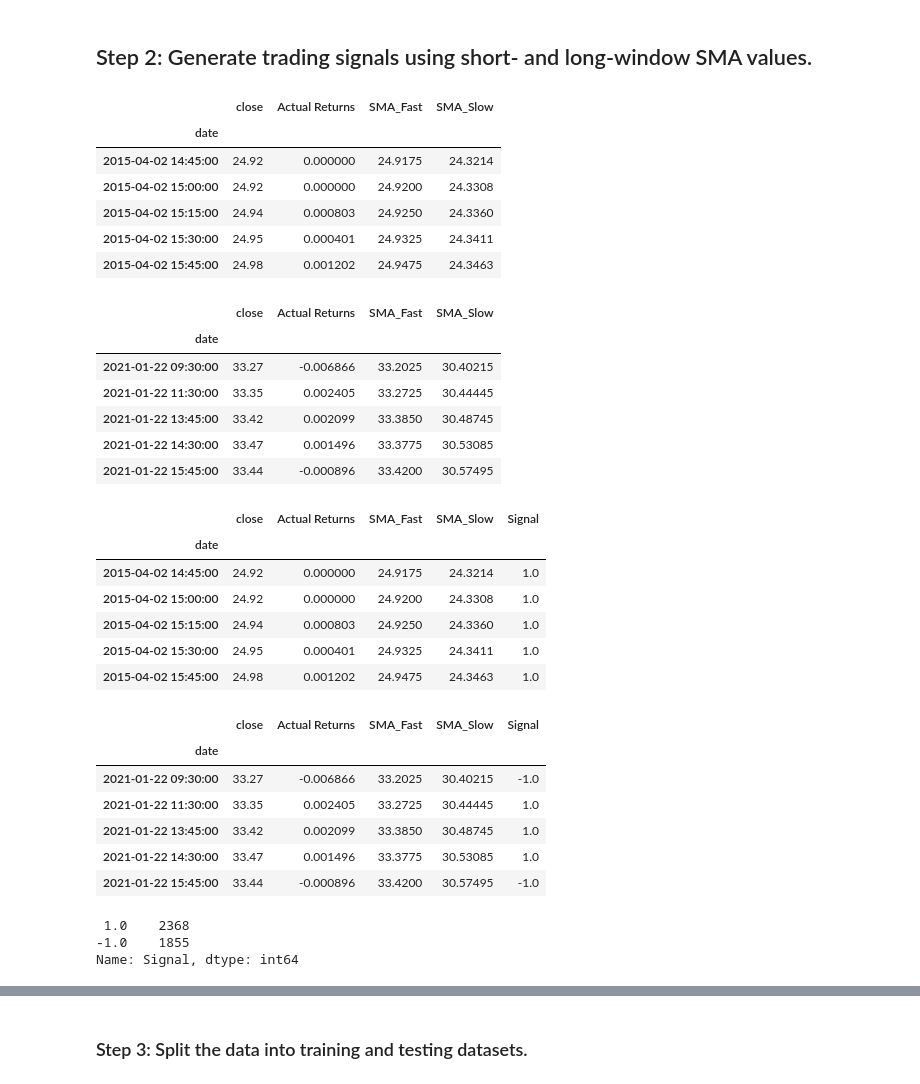
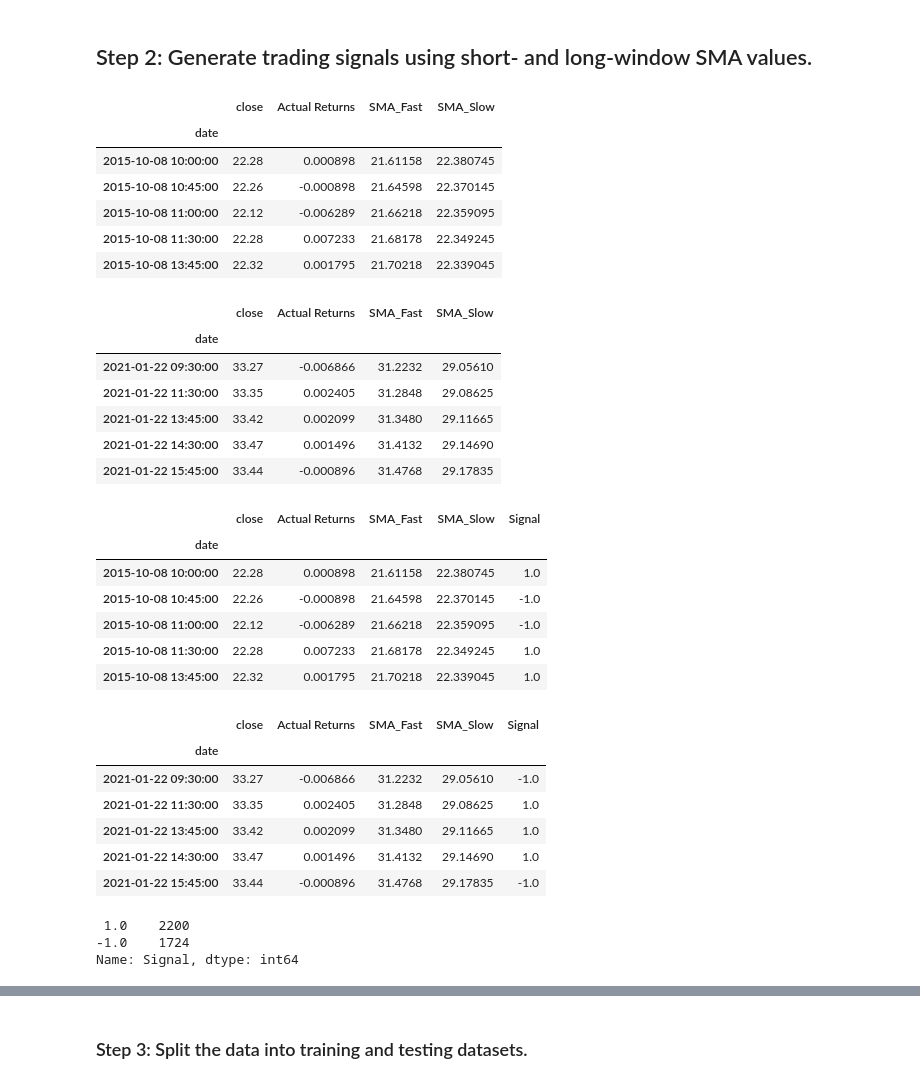
Before and after one commit to patmbee/fintech_2, a Jupyter notebook: module_14_challenge/machine_learning_trading_bot.ipynb, the cells around one changed output, grey strips where cells are left out. Cells and saved outputs as stored; diff of their text form; code cells hidden in the pictures.

```diff
--- a/module_14_challenge/machine_learning_trading_bot.ipynb
+++ b/module_14_challenge/machine_learning_trading_bot.ipynb
@@ -137,33 +137,33 @@ display(signals_df.tail())
 ## Step 2: Generate trading signals using short- and long-window SMA values.
 # %%
 # Set the short window and long window
-short_window = 4
-long_window = 100
+short_window = 50
+long_window = 200
 
 # Generate the fast and slow simple moving averages (4 and 100 days, respectively)
 signals_df['SMA_Fast'] = signals_df['close'].rolling(window=short_window).mean()
 signals_df['SMA_Slow'] = signals_df['close'].rolling(window=long_window).mean()
 
 signals_df = signals_df.dropna()
 
 # Review the DataFrame
 display(signals_df.head())
 display(signals_df.tail())
 # %% [output]
 |  | close | Actual Returns | SMA_Fast | SMA_Slow |
 | date |  |  |  |  |
-| 2015-04-02 14:45:00 | 24.92 | 0.000000 | 24.9175 | 24.3214 |
-| 2015-04-02 15:00:00 | 24.92 | 0.000000 | 24.9200 | 24.3308 |
-| 2015-04-02 15:15:00 | 24.94 | 0.000803 | 24.9250 | 24.3360 |
-| 2015-04-02 15:30:00 | 24.95 | 0.000401 | 24.9325 | 24.3411 |
-| 2015-04-02 15:45:00 | 24.98 | 0.001202 | 24.9475 | 24.3463 |
+| 2015-10-08 10:00:00 | 22.28 | 0.000898 | 21.61158 | 22.380745 |
+| 2015-10-08 10:45:00 | 22.26 | -0.000898 | 21.64598 | 22.370145 |
+| 2015-10-08 11:00:00 | 22.12 | -0.006289 | 21.66218 | 22.359095 |
+| 2015-10-08 11:30:00 | 22.28 | 0.007233 | 21.68178 | 22.349245 |
+| 2015-10-08 13:45:00 | 22.32 | 0.001795 | 21.70218 | 22.339045 |
 |  | close | Actual Returns | SMA_Fast | SMA_Slow |
 | date |  |  |  |  |
-| 2021-01-22 09:30:00 | 33.27 | -0.006866 | 33.2025 | 30.40215 |
-| 2021-01-22 11:30:00 | 33.35 | 0.002405 | 33.2725 | 30.44445 |
-| 2021-01-22 13:45:00 | 33.42 | 0.002099 | 33.3850 | 30.48745 |
-| 2021-01-22 14:30:00 | 33.47 | 0.001496 | 33.3775 | 30.53085 |
-| 2021-01-22 15:45:00 | 33.44 | -0.000896 | 33.4200 | 30.57495 |
+| 2021-01-22 09:30:00 | 33.27 | -0.006866 | 31.2232 | 29.05610 |
+| 2021-01-22 11:30:00 | 33.35 | 0.002405 | 31.2848 | 29.08625 |
+| 2021-01-22 13:45:00 | 33.42 | 0.002099 | 31.3480 | 29.11665 |
+| 2021-01-22 14:30:00 | 33.47 | 0.001496 | 31.4132 | 29.14690 |
+| 2021-01-22 15:45:00 | 33.44 | -0.000896 | 31.4768 | 29.17835 |
 # %%
 # Initialize the new Signal column
 signals_df['Signal'] = 0.0
@@ -180,23 +180,23 @@ display(signals_df.tail())
 # %% [output]
 |  | close | Actual Returns | SMA_Fast | SMA_Slow | Signal |
 | date |  |  |  |  |  |
-| 2015-04-02 14:45:00 | 24.92 | 0.000000 | 24.9175 | 24.3214 | 1.0 |
-| 2015-04-02 15:00:00 | 24.92 | 0.000000 | 24.9200 | 24.3308 | 1.0 |
-| 2015-04-02 15:15:00 | 24.94 | 0.000803 | 24.9250 | 24.3360 | 1.0 |
-| 2015-04-02 15:30:00 | 24.95 | 0.000401 | 24.9325 | 24.3411 | 1.0 |
-| 2015-04-02 15:45:00 | 24.98 | 0.001202 | 24.9475 | 24.3463 | 1.0 |
+| 2015-10-08 10:00:00 | 22.28 | 0.000898 | 21.61158 | 22.380745 | 1.0 |
+| 2015-10-08 10:45:00 | 22.26 | -0.000898 | 21.64598 | 22.370145 | -1.0 |
+| 2015-10-08 11:00:00 | 22.12 | -0.006289 | 21.66218 | 22.359095 | -1.0 |
+| 2015-10-08 11:30:00 | 22.28 | 0.007233 | 21.68178 | 22.349245 | 1.0 |
+| 2015-10-08 13:45:00 | 22.32 | 0.001795 | 21.70218 | 22.339045 | 1.0 |
 |  | close | Actual Returns | SMA_Fast | SMA_Slow | Signal |
 | date |  |  |  |  |  |
-| 2021-01-22 09:30:00 | 33.27 | -0.006866 | 33.2025 | 30.40215 | -1.0 |
-| 2021-01-22 11:30:00 | 33.35 | 0.002405 | 33.2725 | 30.44445 | 1.0 |
-| 2021-01-22 13:45:00 | 33.42 | 0.002099 | 33.3850 | 30.48745 | 1.0 |
-| 2021-01-22 14:30:00 | 33.47 | 0.001496 | 33.3775 | 30.53085 | 1.0 |
-| 2021-01-22 15:45:00 | 33.44 | -0.000896 | 33.4200 | 30.57495 | -1.0 |
+| 2021-01-22 09:30:00 | 33.27 | -0.006866 | 31.2232 | 29.05610 | -1.0 |
+| 2021-01-22 11:30:00 | 33.35 | 0.002405 | 31.2848 | 29.08625 | 1.0 |
+| 2021-01-22 13:45:00 | 33.42 | 0.002099 | 31.3480 | 29.11665 | 1.0 |
+| 2021-01-22 14:30:00 | 33.47 | 0.001496 | 31.4132 | 29.14690 | 1.0 |
+| 2021-01-22 15:45:00 | 33.44 | -0.000896 | 31.4768 | 29.17835 | -1.0 |
 # %%
 signals_df['Signal'].value_counts()
 # %% [output]
- 1.0    2368
--1.0    1855
+ 1.0    2200
+-1.0    1724
 Name: Signal, dtype: int64
 # %%
 # Calculate the strategy returns and add them to the signals_df DataFrame
```
Also changed, not shown: parts of 13 cells of this notebook, 7 other files.
